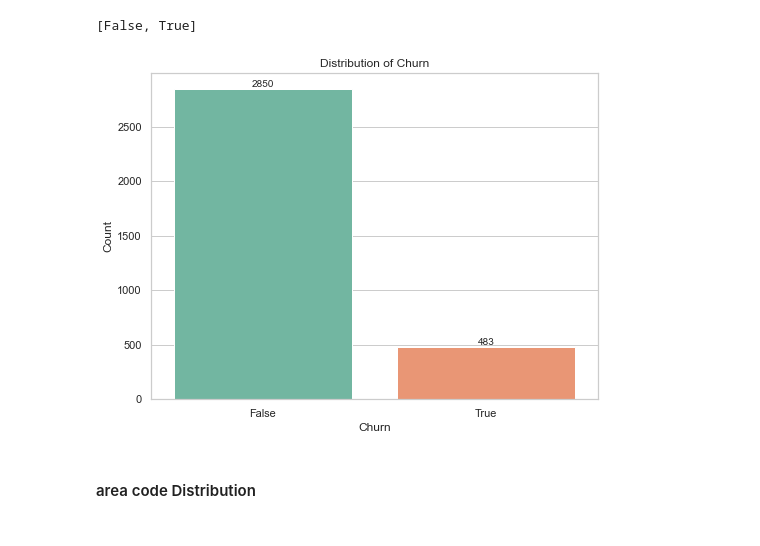
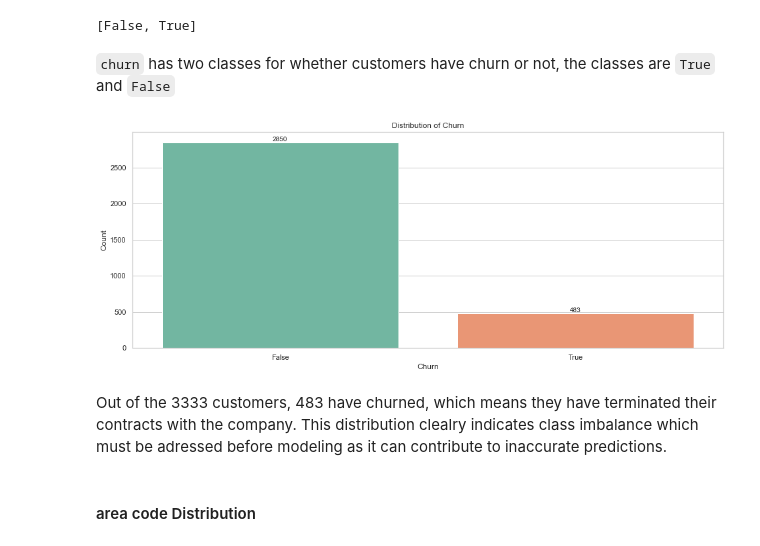
Before and after one commit to NashonOkumu/churn-prediction, a Jupyter notebook: student.ipynb, the cells around one changed output. Cells and saved outputs as stored; diff of their text form; code cells hidden in the pictures.

```diff
--- a/student.ipynb
+++ b/student.ipynb
@@ -219,28 +237,32 @@ df = df.drop("phone number", axis=1)
 df['churn'].unique().tolist()
 # %% [output]
 [False, True]
+# %% [markdown]
+`churn` has two classes for whether customers have churn or not, the classes are  `True` and `False`
 # %%
 # Set up the plot
-plt.figure(figsize=(8, 6))
+plt.figure(figsize=(16, 6))
 sns.set(style="whitegrid")
 
 # Create the bar chart
 ax = sns.countplot(x="churn", data=df, palette="Set2")
 
 # Add labels and title
 plt.xlabel("Churn")
 plt.ylabel("Count")
 plt.title("Distribution of Churn")
 
 # Annotate the bars with actual count values
 for p in ax.patches:
     ax.annotate(f"{p.get_height()}", (p.get_x() + p.get_width() / 2., p.get_height()),
                 ha='center', va='bottom', fontsize=10)
 
 # Show the plot
 plt.show()
 # %% [output]
-[figure, old version]
+[figure, new version]
+# %% [markdown]
+Out of the 3333 customers, 483 have churned, which means they have terminated their contracts with the company. This distribution clealry indicates class imbalance which must be adressed before modeling as it can contribute to inaccurate predictions.
 # %% [markdown]
 #### area code Distribution
 # %%
```
Also changed, not shown: parts of 47 cells of this notebook.
